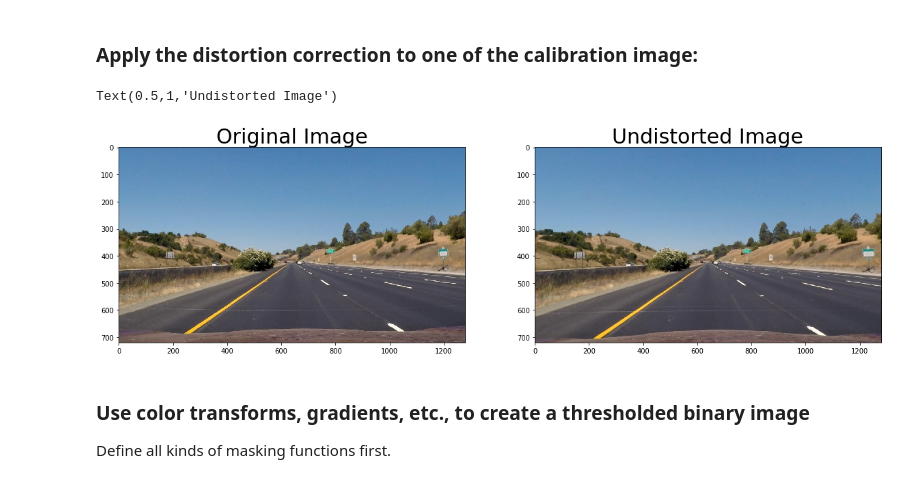
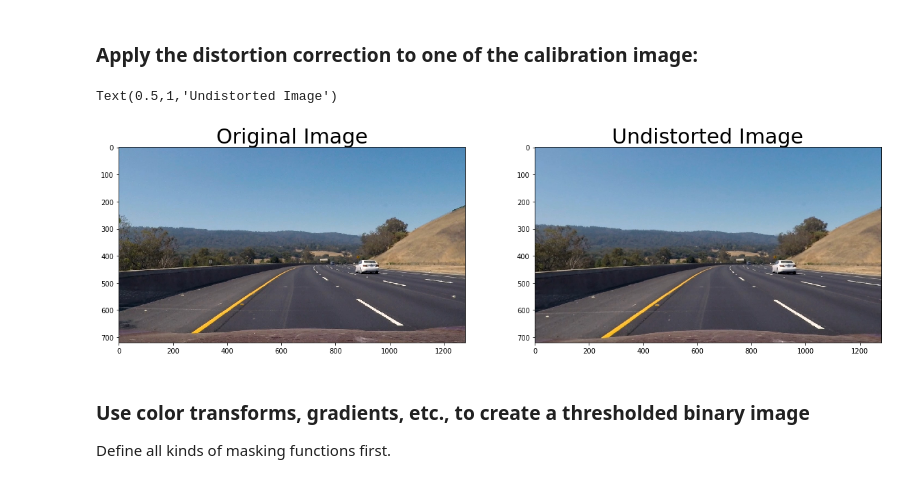
Before and after one commit to StevenShuoFeng/CarND-Advanced-Lane-Lines, a Jupyter notebook: P4_playground.ipynb, the cells around one changed output. Saved outputs shown, nothing was run; the diff lists cells and outputs as text; code cells hidden in the pictures.

```diff
--- a/P4_playground.ipynb
+++ b/P4_playground.ipynb
@@ -32,20 +35,21 @@ failled finding board from:  camera_cal/calibration1.jpg
 # %% [markdown]
 ### Apply the distortion correction to one of the calibration image:
 # %%
-fn = 'test_images/straight_lines1.jpg'
+# fn = 'test_images/straight_lines1.jpg'
+fn = 'test_images/test3.jpg'
 img = cv2.imread(fn)
 img = cv2.cvtColor(img, cv2.COLOR_BGR2RGB)
 
 img_corrected = cv2.undistort(img, mtx, dist, None, mtx)
 
 f, (ax1, ax2) = plt.subplots(1, 2, figsize=(20,10))
 ax1.imshow(img)
 ax1.set_title('Original Image', fontsize=30)
 ax2.imshow(img_corrected)
 ax2.set_title('Undistorted Image', fontsize=30)
 # %% [output]
 Text(0.5,1,'Undistorted Image')
-[figure, old version]
+[figure, new version]
 # %% [markdown]
 ### Use color transforms, gradients, etc., to create a thresholded binary image
 Define all kinds of masking functions first.
```
Also changed, not shown: parts of 7 cells of this notebook, 2 other files.
